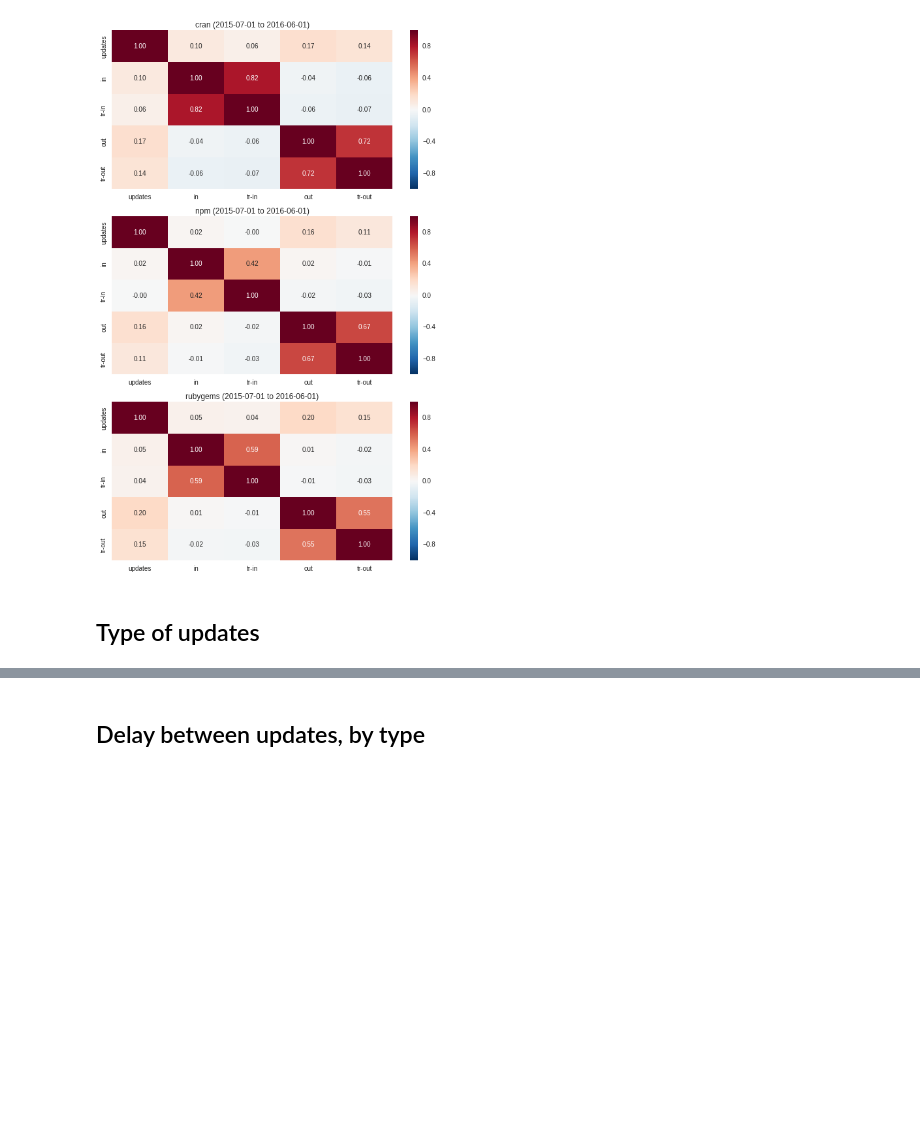
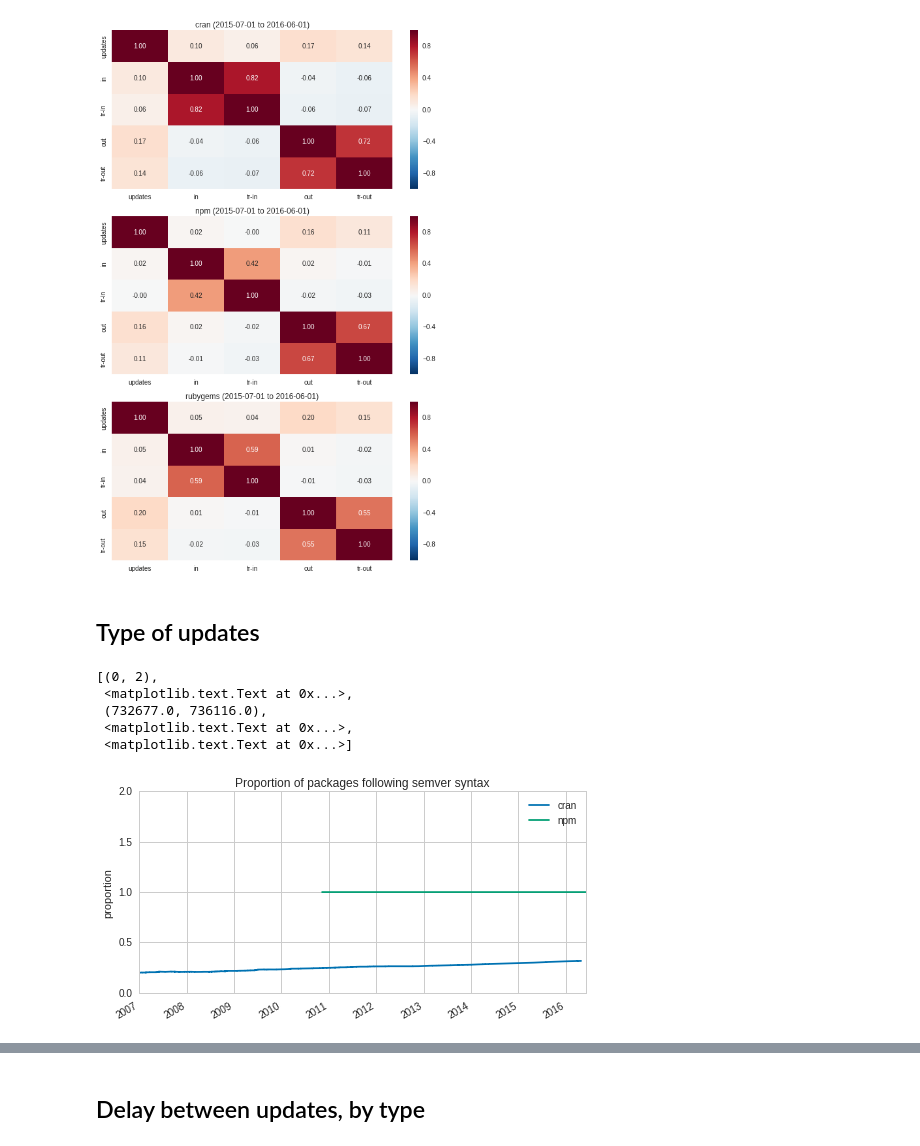
Before and after one commit to AlexandreDecan/ecos-emse, a Jupyter notebook: notebooks/Ecosystem activity.ipynb, the cells around one changed output, grey strips where cells are left out. Saved outputs shown, nothing was run; the diff lists cells and outputs as text; code cells hidden in the pictures; blank space fills up the shorter version.

Commit message:
Packages that follow semver syntax

```diff
--- a/notebooks/Ecosystem activity.ipynb
+++ b/notebooks/Ecosystem activity.ipynb
@@ -416,3 +418,44 @@ matplotlib.pyplot.tight_layout()
 [figure]
 # %% [markdown]
 ## Type of updates
+# %%
+figure, ax = matplotlib.pyplot.subplots()
+figure.set_size_inches(FIG_SIZE)
+
+for ecosystem, data in df_data.items():
+    # Packages
+    df = (
+        data['packages']
+        .assign(semver=lambda d: d['version'].str.match(RE_SEMVER, as_indexer=True))
+        [['package', 'semver']]
+        .merge(
+            data['packages'].groupby('package')[['time']].min(),
+            how='right',
+            left_on='package',
+            right_index=True
+        )
+        .set_index('time')
+        .sort_index()
+        .assign(n=1, semver=lambda d: d['semver'].astype(int))
+        [['n', 'semver']]
+        .cumsum()
+        .assign(**{ecosystem: lambda d: d['semver'] / d['n']})
+    )
+
+    df[[ecosystem]].plot(ax=ax)
+    if ecosystem == 'npm': break
+
+ax.set(
+    xlabel='',
+    ylabel='proportion',
+    title='Proportion of packages following semver syntax',
+    xlim=FIG_DATE_RANGE,
+    ylim=(0, 2),
+)
+# %% [output]
+[(0, 2),
+ <matplotlib.text.Text at 0x...>,
+ (732677.0, 736116.0),
+ <matplotlib.text.Text at 0x...>,
+ <matplotlib.text.Text at 0x...>]
+[figure, added]
```
Also changed, not shown: parts of 2 cells of this notebook, 2 other files.
